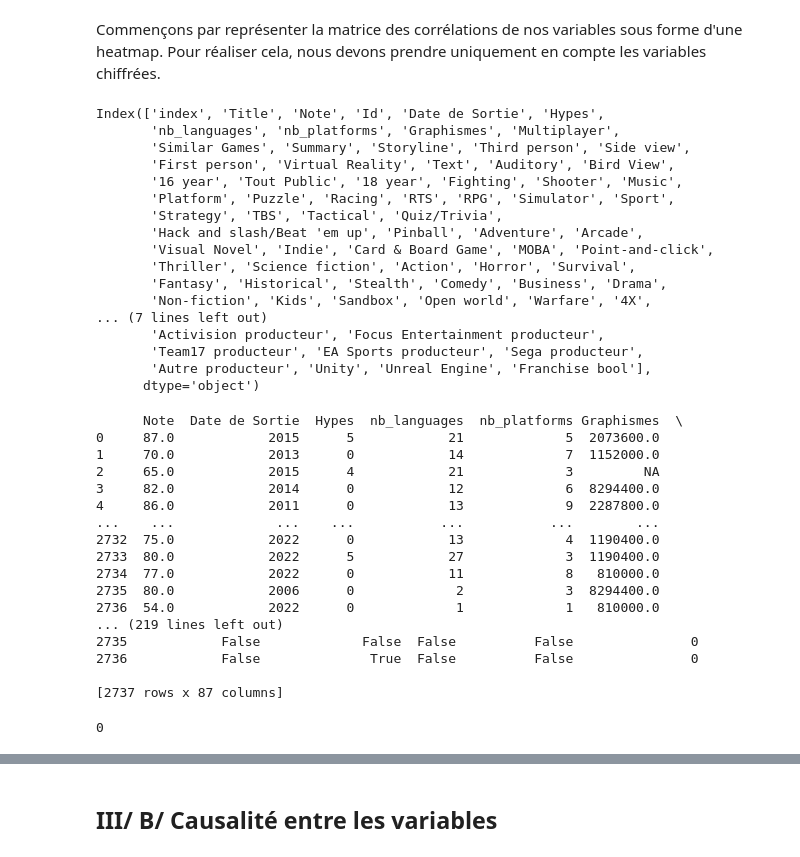
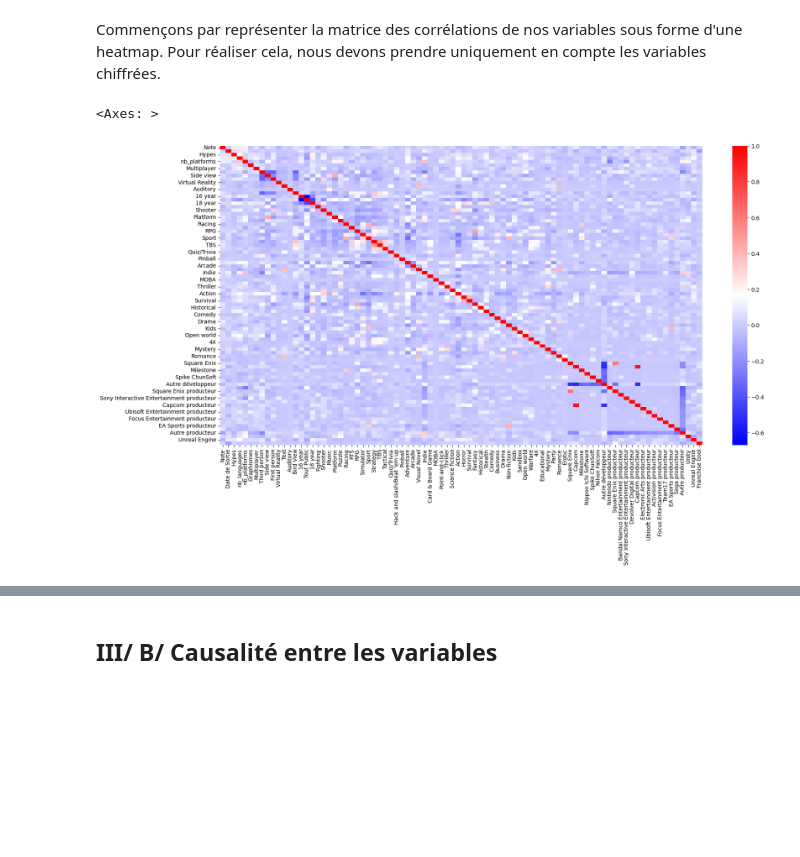
Before and after one commit to PyTomSss/PythonProjects, a Jupyter notebook: Project_Notebook.ipynb, the cells around one changed output, grey strips where cells are left out. Drawn from its saved outputs; the diff is of its cells as text; code cells hidden in the pictures; blank space fills up the shorter version.

Commit message:
heatmap

```diff
--- a/Project_Notebook.ipynb
+++ b/Project_Notebook.ipynb
@@ -1446,51 +1446,14 @@ Nous allons désormais pouvoir quantifier cette corrélation entre les variables
 ## III/B Corrélation entre les variables
 # %% [markdown]
 Commençons par représenter la matrice des corrélations de nos variables sous forme d'une heatmap. Pour réaliser cela, nous devons prendre uniquement en compte les variables chiffrées.
-# %%
-DF.columns
-# %% [output]
-Index(['index', 'Title', 'Note', 'Id', 'Date de Sortie', 'Hypes',
-       'nb_languages', 'nb_platforms', 'Graphismes', 'Multiplayer',
-       'Similar Games', 'Summary', 'Storyline', 'Third person', 'Side view',
-       'First person', 'Virtual Reality', 'Text', 'Auditory', 'Bird View',
-       '16 year', 'Tout Public', '18 year', 'Fighting', 'Shooter', 'Music',
-       'Platform', 'Puzzle', 'Racing', 'RTS', 'RPG', 'Simulator', 'Sport',
-       'Strategy', 'TBS', 'Tactical', 'Quiz/Trivia',
-       'Hack and slash/Beat 'em up', 'Pinball', 'Adventure', 'Arcade',
-       'Visual Novel', 'Indie', 'Card & Board Game', 'MOBA', 'Point-and-click',
-       'Thriller', 'Science fiction', 'Action', 'Horror', 'Survival',
-       'Fantasy', 'Historical', 'Stealth', 'Comedy', 'Business', 'Drama',
-       'Non-fiction', 'Kids', 'Sandbox', 'Open world', 'Warfare', '4X',
-... (7 lines left out)
-       'Activision producteur', 'Focus Entertainment producteur',
-       'Team17 producteur', 'EA Sports producteur', 'Sega producteur',
-       'Autre producteur', 'Unity', 'Unreal Engine', 'Franchise bool'],
-      dtype='object')
 # %%
-dfheatmap= DF.drop(['index','Title','Id','Summary','Storyline'],axis=1)
-pd.set_option('display.max_columns', None)
-print(dfheatmap)
+dfheatmap= DF.drop(['index','Title','Similar Games','Id','Summary','Storyline'],axis=1)
 
-#dfheatmap=dfheatmap.replace('NA', pd.NA, inplace=True)
+for i in dfheatmap.columns:
+    dfheatmap[i] = pd.to_numeric(dfheatmap[i], errors='coerce')
-# %% [output]
-      Note  Date de Sortie  Hypes  nb_languages  nb_platforms Graphismes  \
-0     87.0            2015      5            21             5  2073600.0
-1     70.0            2013      0            14             7  1152000.0
-2     65.0            2015      4            21             3         NA
-3     82.0            2014      0            12             6  8294400.0
-4     86.0            2011      0            13             9  2287800.0
-...    ...             ...    ...           ...           ...        ...
-2732  75.0            2022      0            13             4  1190400.0
-2733  80.0            2022      5            27             3  1190400.0
-2734  77.0            2022      0            11             8   810000.0
-2735  80.0            2006      0             2             3  8294400.0
-2736  54.0            2022      0             1             1   810000.0
-... (219 lines left out)
-2735            False             False  False          False               0
-2736            False              True  False          False               0
-
-[2737 rows x 87 columns]
-# %%
-print(sum(dfheatmap['Multiplayer']=='NA'))
-# %% [output]
-0
+# %%
+fig, ax = plt.subplots(figsize=(20,10))
+sns.heatmap(dfheatmap.corr(), cmap='bwr')
+# %% [output]
+<Axes: >
+[figure, added]
```
Also changed, not shown: parts of 5 cells of this notebook.
